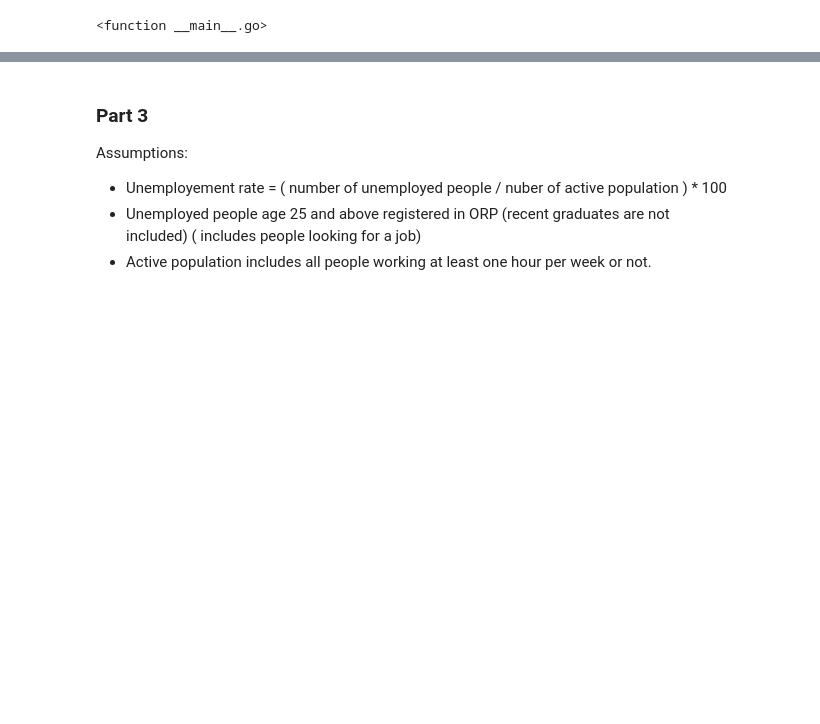
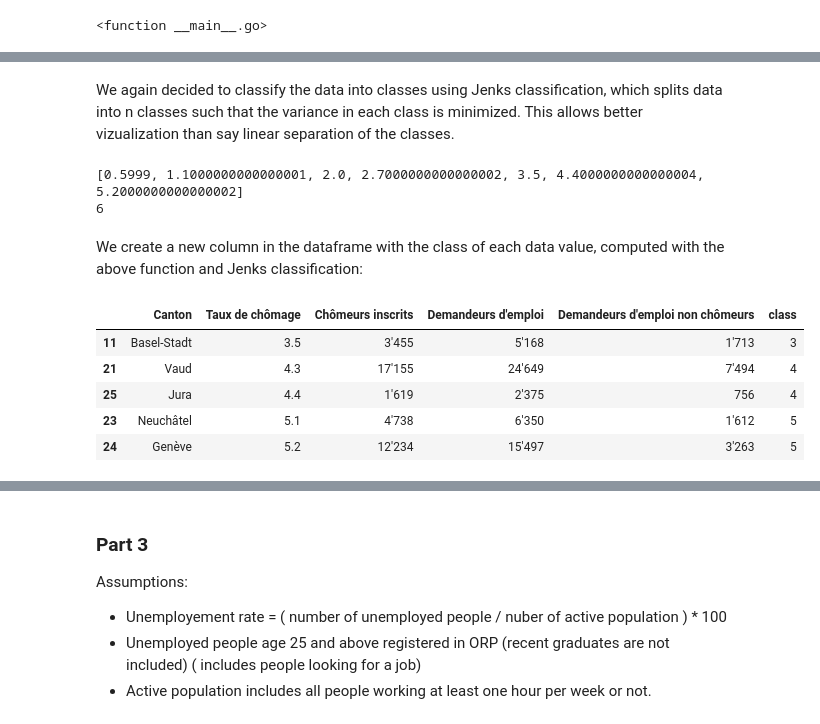
Before and after one commit to csbenz/ada, a Jupyter notebook: 03 - Interactive Viz/hw3.ipynb, the cells around one changed output, grey strips where cells are left out. Drawn from its saved outputs; the diff is of its cells as text; code cells hidden in the pictures; blank space fills up the shorter version.

```diff
--- a/03 - Interactive Viz/hw3.ipynb
+++ b/03 - Interactive Viz/hw3.ipynb
@@ -381,0 +393,33 @@ A Jupyter Widget
+# %% [markdown]
+We again decided to classify the data into classes using Jenks classification, which splits data into n classes such that the variance in each class is minimized. This allows better vizualization than say linear separation of the classes.
+# %%
+n_classes = 6
+
+swiss_rate = swiss_unemployement["Taux de chômage"].values
+
+# Finds the index of a value in an array representing ranges
+def find_index_first_greater_than(x, jenks_class):
+    return next(itertools.chain(iter(i for i,v in enumerate(jenks_class) if x <= v), [len(jenks_class)-1]))
+
+jenks_class = jenks(swiss_rate.copy(), n_classes)
+jenks_class[0] = 0.5999 # TODO hack
+
+ind = find_index_first_greater_than(15,jenks_class)
+print(jenks_class)
+print(ind)
+# %% [output]
+[0.5999, 1.1000000000000001, 2.0, 2.7000000000000002, 3.5, 4.4000000000000004, 5.2000000000000002]
+6
+# %% [markdown]
+We create a new column in the dataframe with the class of each data value, computed with the above function and Jenks classification:
+# %%
+swiss_unemployement['class'] = swiss_unemployement["Taux de chômage"].apply(lambda x: find_index_first_greater_than(x,jenks_class)-1)
+
+swiss_unemployement.sort_values("Taux de chômage").tail()
+# %% [output]
+|  | Canton | Taux de chômage | Chômeurs inscrits | Demandeurs d'emploi | Demandeurs d'emploi non chômeurs | class |
+| 11 | Basel-Stadt | 3.5 | 3'455 | 5'168 | 1'713 | 3 |
+| 21 | Vaud | 4.3 | 17'155 | 24'649 | 7'494 | 4 |
+| 25 | Jura | 4.4 | 1'619 | 2'375 | 756 | 4 |
+| 23 | Neuchâtel | 5.1 | 4'738 | 6'350 | 1'612 | 5 |
+| 24 | Genève | 5.2 | 12'234 | 15'497 | 3'263 | 5 |
```
Also changed, not shown: parts of 16 cells of this notebook, 2 other files.
